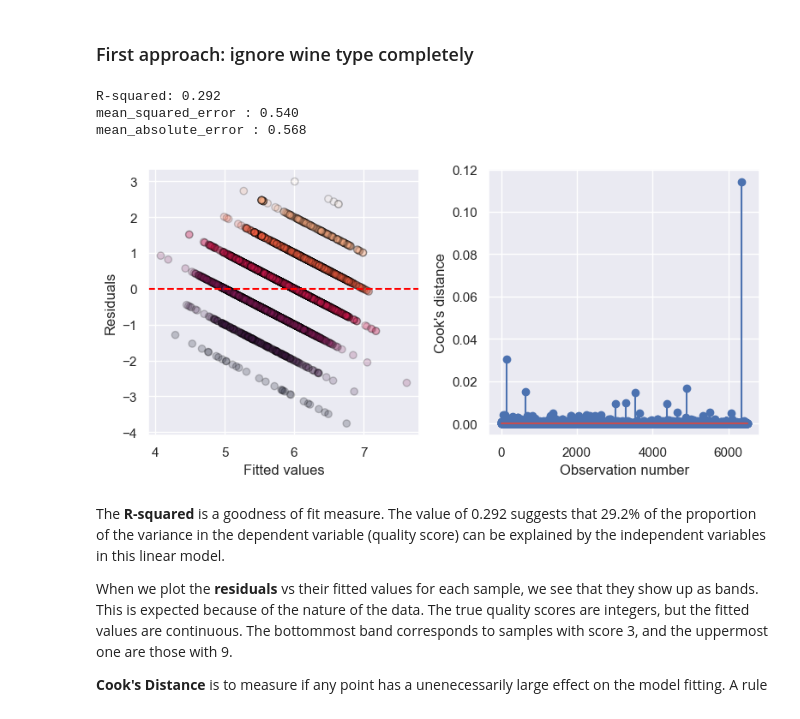
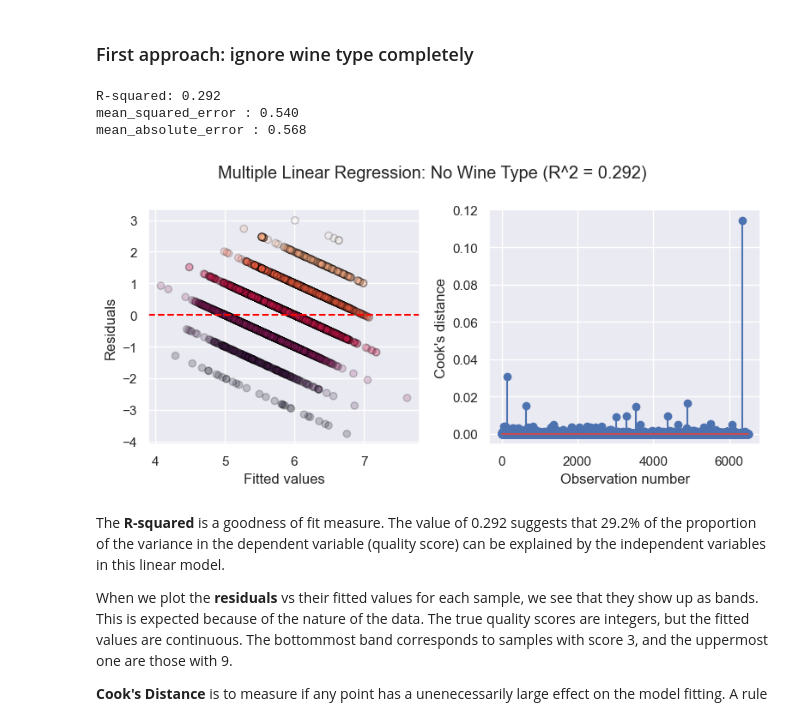
Before and after one commit to pittachalk/ebi02156, a Jupyter notebook: main.ipynb, the cells around one changed output. Saved outputs shown, nothing was run; the diff lists cells and outputs as text; code cells hidden in the pictures.

```diff
--- a/main.ipynb
+++ b/main.ipynb
@@ -278,15 +278,18 @@ def evaluate_residuals(model, Y):
 # %%
 # model where wine type is ignored
 X = df_wine.drop(['quality', 'wine_type'], axis = 1)
 Y = df_wine['quality']
 model_notype =  multiple_linear_regression(X, Y)
 evaluate_model_performance(model_notype)
 _ = evaluate_residuals(model_notype, Y)
+plt.suptitle(f"Multiple Linear Regression: No Wine Type (R^2 = {model_notype.rsquared:.3f})")
+plt.tight_layout()
+plt.savefig(f'output/q5-model_notype.pdf')
 # %% [output]
 R-squared: 0.292
 mean_squared_error : 0.540
 mean_absolute_error : 0.568
-[figure, old version]
+[figure, new version]
 # %% [markdown]
 The **R-squared** is a goodness of fit measure. The value of 0.292 suggests that 29.2% of the proportion of the variance in the dependent variable (quality score) can be explained by the independent variables in this linear model.
 
```
Also changed, not shown: parts of 6 cells of this notebook.
